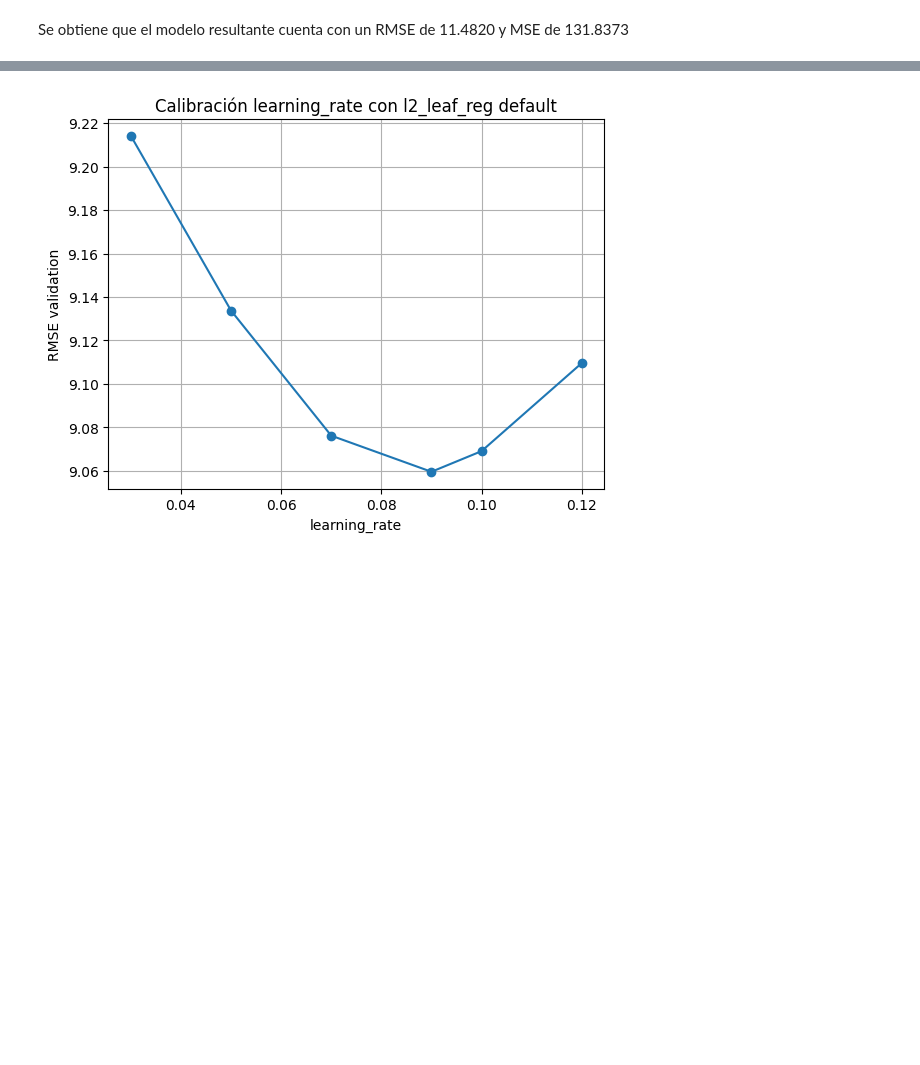
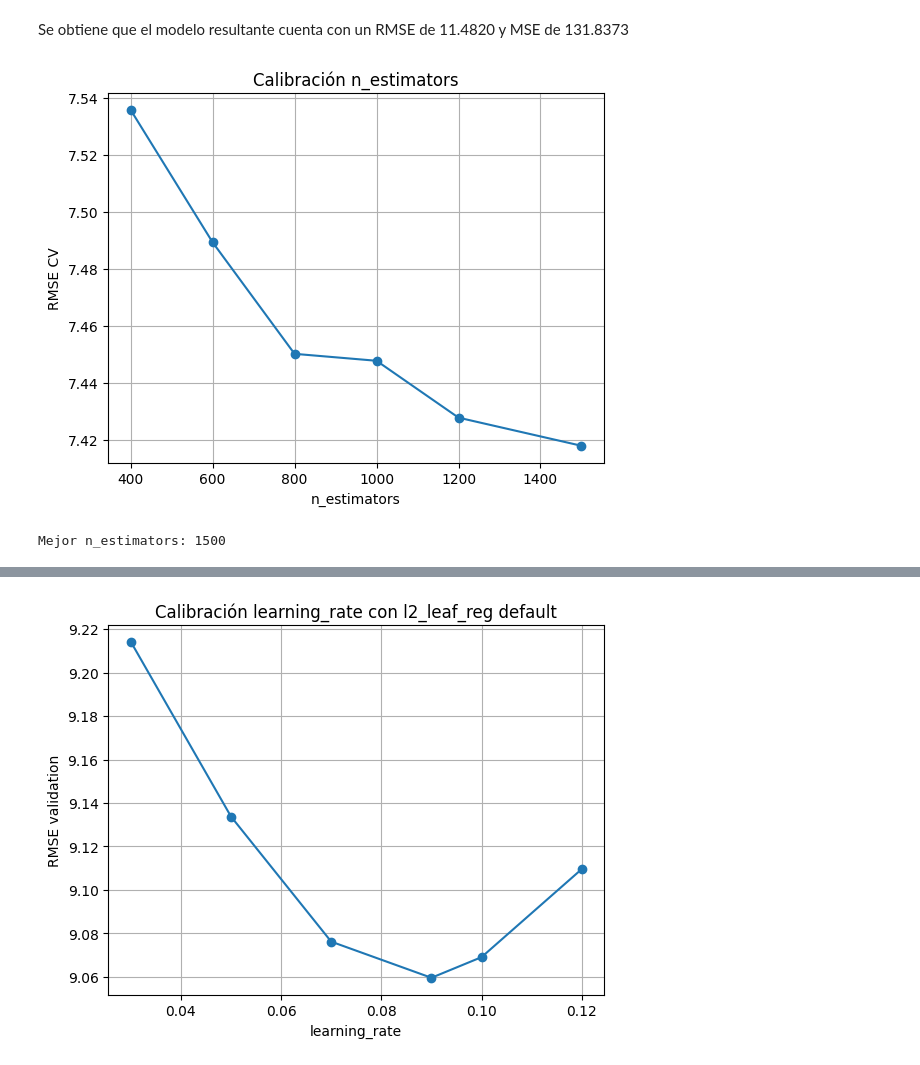
Before and after one commit to JohanManjarresMIAD/JohanManjarresMIAD-JohanManjarresMIAD-MIAD_ML_NLP_2026-Grupo_26, a Jupyter notebook: Semana 3/S3P1_proyecto1_v2.ipynb, the cells around one changed output, grey strips where cells are left out. Drawn from its saved outputs; the diff is of its cells as text; code cells hidden in the pictures; blank space fills up the shorter version.

```diff
--- a/Semana 3/S3P1_proyecto1_v2.ipynb
+++ b/Semana 3/S3P1_proyecto1_v2.ipynb
@@ -886,45 +886,43 @@ display(Markdown(f"""**Mejores parámetros encontrados:**
 **RMSE mínimo:** {best_mse**0.5:.4f}
 """))
 # %%
-
-cat_features_idx = [X_train_C.columns.get_loc(col) for col in var_categoricas]
+cat_features_idx = [X_train_D.columns.get_loc(col) for col in var_categoricas]
 
 n_estimators_range = [400, 600, 800, 1000, 1200, 1500]
 
 rmse_scores = []
 
 for n in n_estimators_range:
 
     modelo = CatBoostRegressor(
         random_state=42,
         verbose=False,
         loss_function='RMSE',
         n_estimators=n,
-        depth=8,
-        learning_rate=0.1,
-        l2_leaf_reg=1
+
     )
 
     mse_cv = -cross_val_score(
         modelo,
-        X_train_C,
+        X_train_D,
         y_train,
         cv=3,
         scoring='neg_mean_squared_error',
-        fit_params={'cat_features': cat_features_idx}
+        params={'cat_features': cat_features_idx}
     ).mean()
 
     rmse_scores.append(np.sqrt(mse_cv))
-
-# gráfica
 
 plt.plot(n_estimators_range, rmse_scores, marker="o")
 plt.xlabel("n_estimators")
 plt.ylabel("RMSE CV")
 plt.title("Calibración n_estimators")
 plt.grid(True)
 plt.show()
 
 best_n_estimators = n_estimators_range[np.argmin(rmse_scores)]
 
 print("Mejor n_estimators:", best_n_estimators)
+# %% [output]
+[figure, added]
+Mejor n_estimators: 1500
```
Also changed, not shown: parts of 4 cells of this notebook, 5 other files.
